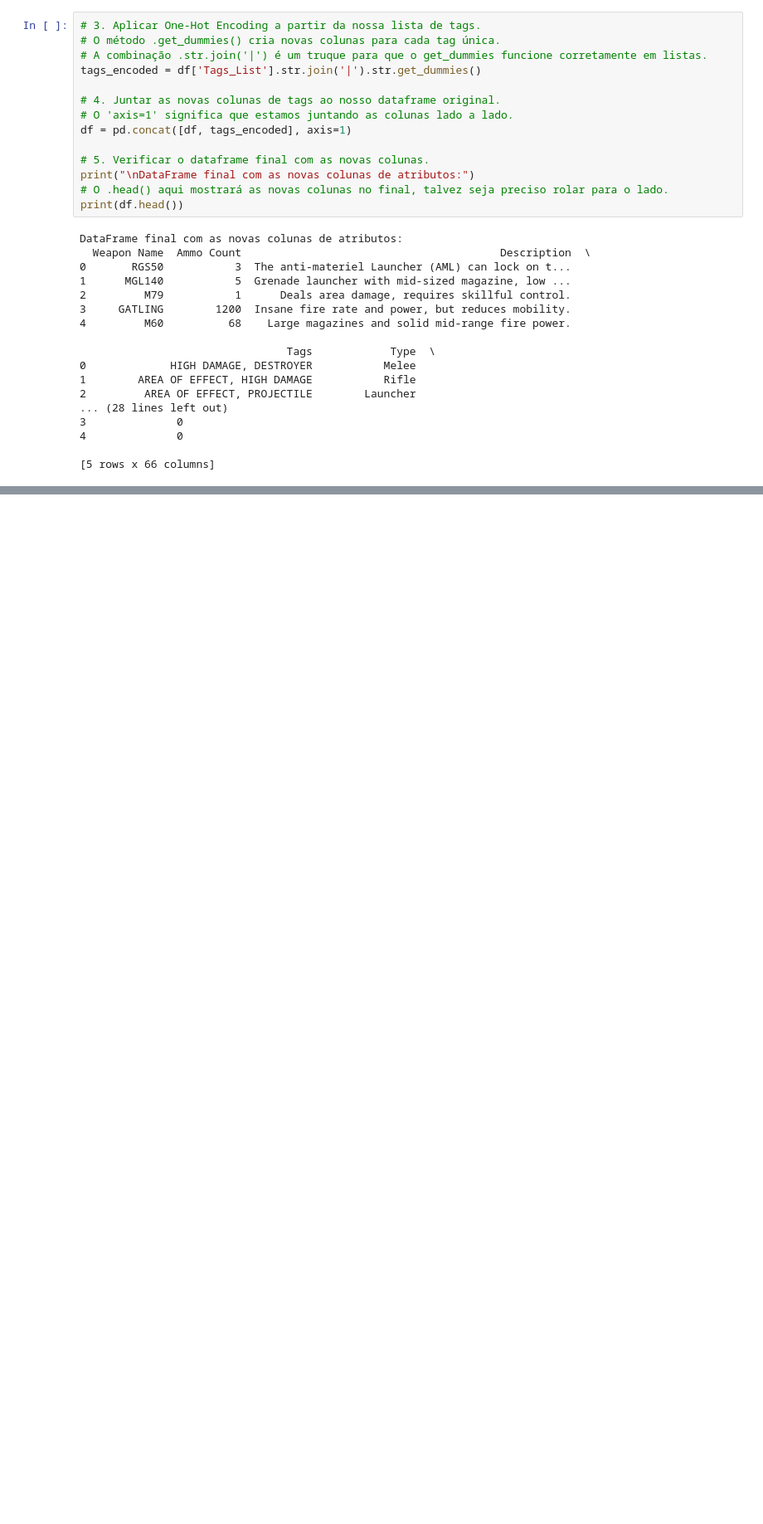
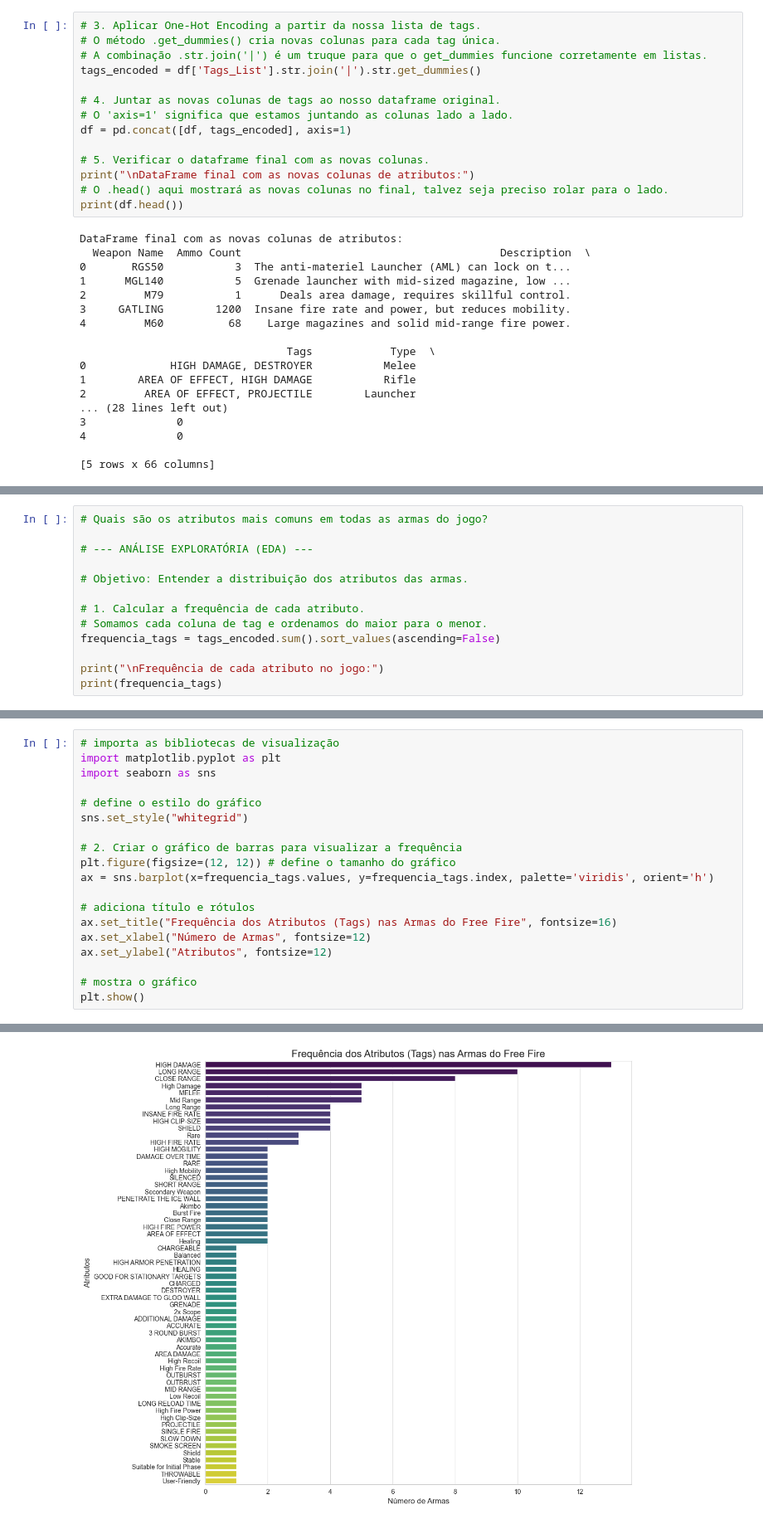
Before and after one commit to MarcosOliveira16/analise-armas-freefire, a Jupyter notebook: analise.ipynb, the cells around one changed output, grey strips where cells are left out. Shown: that part at 83% size. Saved outputs shown, nothing was run; the diff lists cells and outputs as text; blank space fills up the shorter version.

Commit message:
Analysis: Calcula e visualiza a frequência dos atributos das armas

```diff
--- a/analise.ipynb
+++ b/analise.ipynb
@@ -108,0 +113,13 @@ DataFrame final com as novas colunas de atributos:
+# %%
+# Quais são os atributos mais comuns em todas as armas do jogo?
+
+# --- ANÁLISE EXPLORATÓRIA (EDA) ---
+
+# Objetivo: Entender a distribuição dos atributos das armas.
+
+# 1. Calcular a frequência de cada atributo.
+# Somamos cada coluna de tag e ordenamos do maior para o menor.
+frequencia_tags = tags_encoded.sum().sort_values(ascending=False)
+
+print("\nFrequência de cada atributo no jogo:")
+print(frequencia_tags)
@@ -108,0 +146,20 @@ DataFrame final com as novas colunas de atributos:
+# %%
+# importa as bibliotecas de visualização
+import matplotlib.pyplot as plt
+import seaborn as sns
+
+# define o estilo do gráfico
+sns.set_style("whitegrid")
+
+# 2. Criar o gráfico de barras para visualizar a frequência
+plt.figure(figsize=(12, 12)) # define o tamanho do gráfico
+ax = sns.barplot(x=frequencia_tags.values, y=frequencia_tags.index, palette='viridis', orient='h')
+
+# adiciona título e rótulos
+ax.set_title("Frequência dos Atributos (Tags) nas Armas do Free Fire", fontsize=16)
+ax.set_xlabel("Número de Armas", fontsize=12)
+ax.set_ylabel("Atributos", fontsize=12)
+
+# mostra o gráfico
+plt.show()
+# %% [output]
@@ -108,0 +169 @@ DataFrame final com as novas colunas de atributos:
+[figure, added]
```
Also changed, not shown: parts of 5 cells of this notebook.
